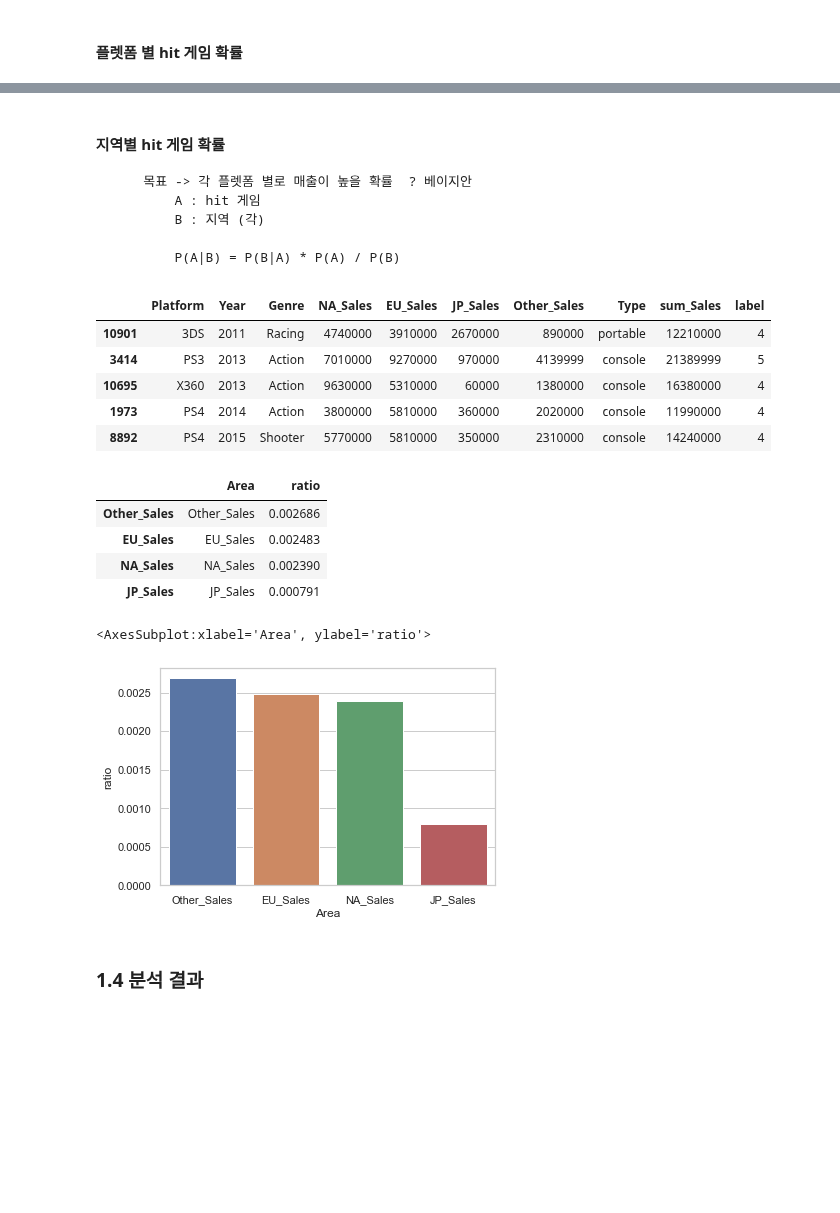
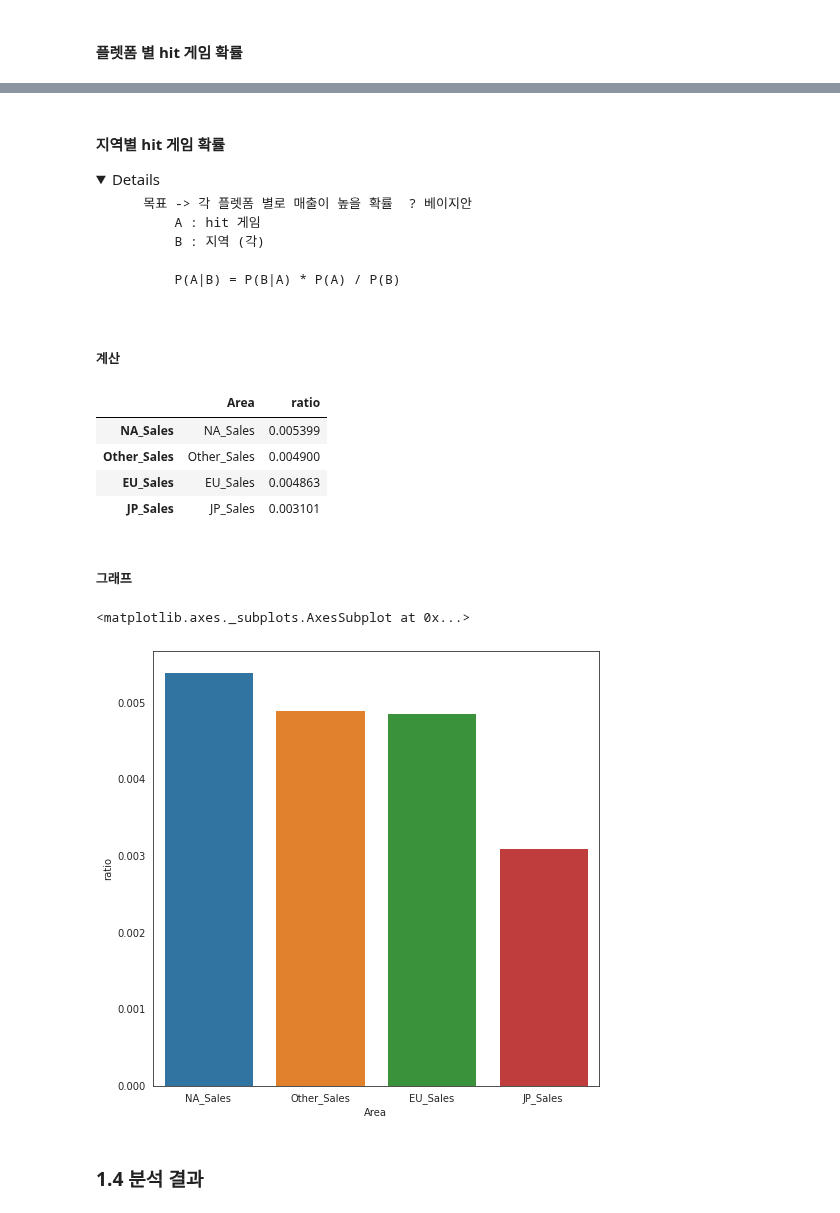
Before and after one commit to LamuneGitHub/A001_Python_Test, a Jupyter notebook: AI15_Prj_01/AI15-P1-이상필.ipynb, the cells around one changed output, grey strips where cells are left out. Saved outputs shown, nothing was run; the diff lists cells and outputs as text; code cells hidden in the pictures; folded sections open; blank space fills up the shorter version.

```diff
--- a/AI15_Prj_01/AI15-P1-이상필.ipynb
+++ b/AI15_Prj_01/AI15-P1-이상필.ipynb
@@ -582,20 +605,17 @@ PS3     0.4
 Name: ratio, dtype: float64
 # %% [markdown]
 #### 지역별 hit 게임 확률
+
+<details>
+
         목표 -> 각 플렛폼 별로 매출이 높을 확률  ? 베이지안
             A : hit 게임
             B : 지역 (각)
 
             P(A|B) = P(B|A) * P(A) / P(B)
+</details>
-# %%
-df_hit.head()
-# %% [output]
-|  | Platform | Year | Genre | NA_Sales | EU_Sales | JP_Sales | Other_Sales | Type | sum_Sales | label |
-| 10901 | 3DS | 2011 | Racing | 4740000 | 3910000 | 2670000 | 890000 | portable | 12210000 | 4 |
-| 3414 | PS3 | 2013 | Action | 7010000 | 9270000 | 970000 | 4139999 | console | 21389999 | 5 |
-| 10695 | X360 | 2013 | Action | 9630000 | 5310000 | 60000 | 1380000 | console | 16380000 | 4 |
-| 1973 | PS4 | 2014 | Action | 3800000 | 5810000 | 360000 | 2020000 | console | 11990000 | 4 |
-| 8892 | PS4 | 2015 | Shooter | 5770000 | 5810000 | 350000 | 2310000 | console | 14240000 | 4 |
+# %% [markdown]
+##### 계산
 # %%
 
 # (v)- P ( 지역(각각) | hit 게임 )
@@ -626,9 +646,6 @@ df_temp = df_temp.sort_values( by=['ratio'] , ascending= False )
 
 df_P_Area = df_temp.copy()
 
-
-
-
 """
         목표 -> 각 지역 별로 매출이 높을 확률  ? 베이지안
             A : hit 게임
@@ -656,17 +673,10 @@ for Area in list_Area :
 # 정렬
 df_P_hitGame_bar_Area = df_P_hitGame_bar_Area.sort_values( by=['ratio'] , ascending= False )
 display(df_P_hitGame_bar_Area)
-
-
-# # 시각화
-sns.barplot ( data = df_P_hitGame_bar_Area , x = 'Area' , y = 'ratio' )
-#(TODO) 퍼센트 값 추가
 # %% [output]
 |  | Area | ratio |
-| Other_Sales | Other_Sales | 0.002686 |
-| EU_Sales | EU_Sales | 0.002483 |
-| NA_Sales | NA_Sales | 0.002390 |
-| JP_Sales | JP_Sales | 0.000791 |
+| NA_Sales | NA_Sales | 0.005399 |
+| Other_Sales | Other_Sales | 0.004900 |
+| EU_Sales | EU_Sales | 0.004863 |
+| JP_Sales | JP_Sales | 0.003101 |
-<AxesSubplot:xlabel='Area', ylabel='ratio'>
-[figure, removed]
 # %%
@@ -674,5 +683,15 @@ sns.barplot ( data = df_P_hitGame_bar_Area , x = 'Area' , y = 'ratio' )
 # # (TODO) , na_action = None 이 왜 안먹힐까?
 # df_hit.groupby( by= 'Platform' ,dropna = True, )['sum_Sales'].mean().map( lambda x : x , na_action = None ).dropna()
+# %% [markdown]
+##### 그래프
+# %%
+# # 시각화
+fig= plt.figure( figsize = (8,8) )
+sns.barplot ( data = df_P_hitGame_bar_Area , x = 'Area' , y = 'ratio' )
+#(TODO) 퍼센트 값 추가
+# %% [output]
+<matplotlib.axes._subplots.AxesSubplot at 0x...>
+[figure, added]
 # %% [markdown]
 ### 1.4 분석 결과
 # %% [markdown]
```
Also changed, not shown: parts of 43 cells of this notebook.
